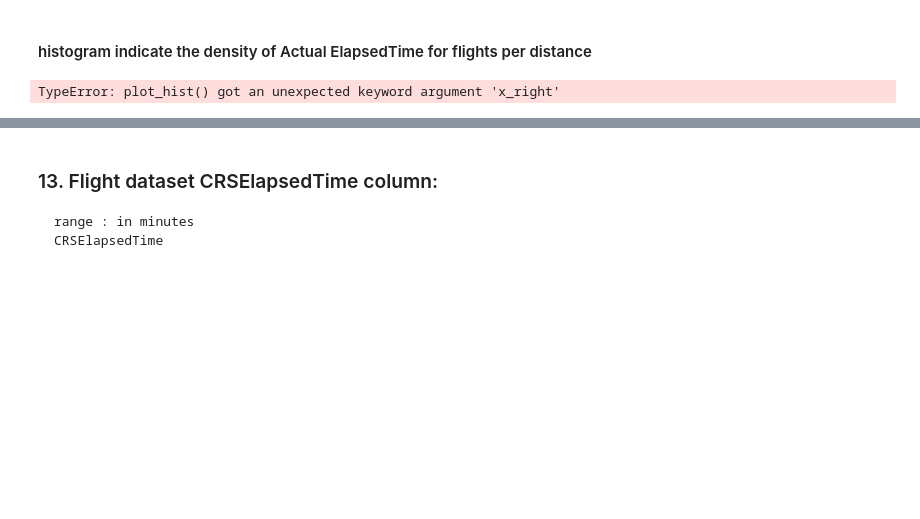
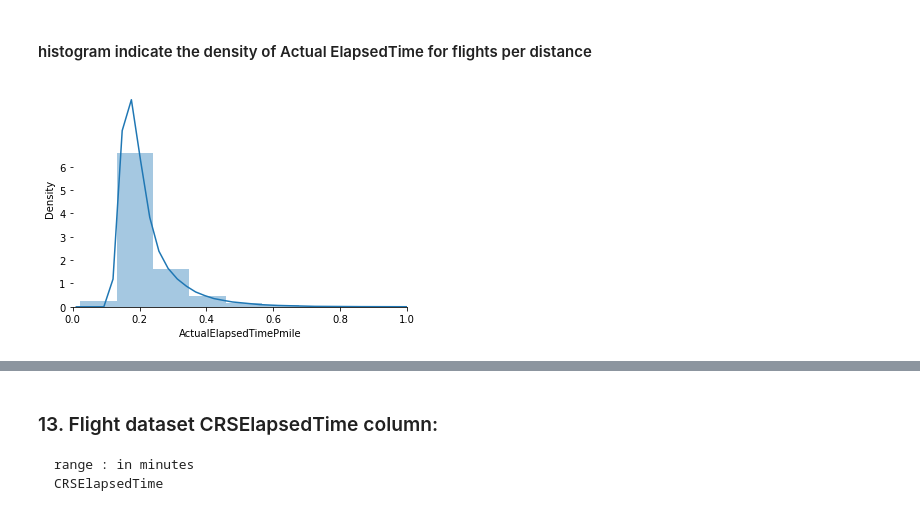
Before and after one commit to mlotfic/Communicate-Dtata-Finding, a Jupyter notebook: notebooks/exploration.ipynb, the cells around one changed output, grey strips where cells are left out. Cells and saved outputs as stored; diff of their text form; code cells hidden in the pictures; blank space fills up the shorter version.

```diff
--- a/notebooks/exploration.ipynb
+++ b/notebooks/exploration.ipynb
@@ -1170,9 +1170,9 @@ plt.yscale('log')
 # %% [markdown]
 #### histogram indicate the density of Actual ElapsedTime for flights per distance
 # %%
-plot_hist(flights['ActualElapsedTimePmile'], 1, scale=1, x_right=1, x_left=0)
+plot_hist(flights['ActualElapsedTimePmile'], 1, scale=1)
 # %% [output]
-TypeError: plot_hist() got an unexpected keyword argument 'x_right'
+[figure, added]
 # %%
 sns.boxplot(x=flights['ActualElapsedTimePmile']);
 plt.xlim(right=0.4);  # adjust the right leaving left unchanged
```
Also changed, not shown: parts of 17 cells of this notebook, 1 other file.
